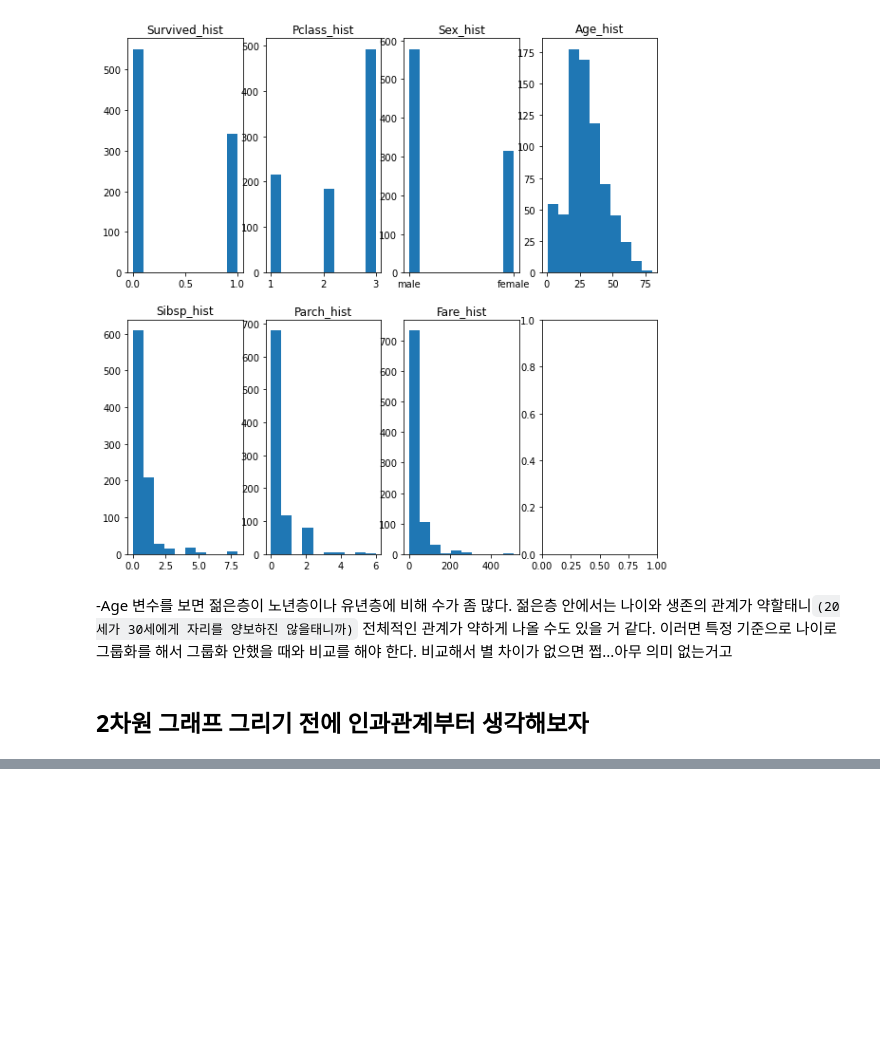
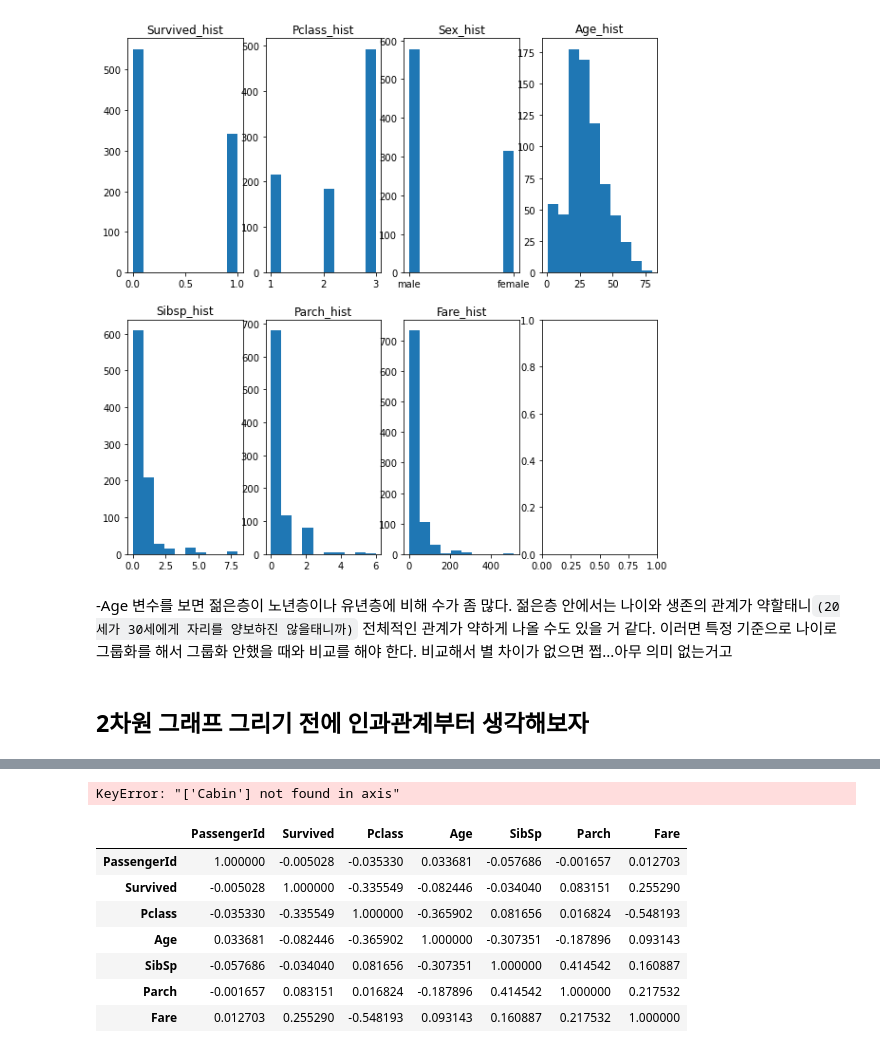
Before and after one commit to heoni00/2021-Study-BigLeader_AI, a Jupyter notebook: 0630_prob.ipynb, the cells around one changed output, grey strips where cells are left out. Cells and saved outputs as stored; diff of their text form; code cells hidden in the pictures; blank space fills up the shorter version.

```diff
--- a/0630_prob.ipynb
+++ b/0630_prob.ipynb
@@ -465,0 +526,23 @@ Fare_hist.hist(titanic.Fare)
+# %%
+# 결측치 파악 및 대체 / 혹은 ,, 버리기
+
+df.isnull().sum() #Age, Cabin, Embarked 결측치가 있다.
+
+df = df.dropna(subset = ['Embarked']) # Embarked 결측치는 삭제 !
+
+df = df.drop('Cabin', axis = 1)
+# Age 결측치 방법 ,,, 평균값 대체 밖에 없을듯 ,,, 이걸 회귀분석하는건 좀 ,, 어려울것 같고 ,,,
+# Cabin는 아예 열 삭제! 지도 데이터가 있다면 ,, 모르지만 ,, 현재는 힘들듯
+# %% [output]
+KeyError: "['Cabin'] not found in axis"
+# %%
+df.corr() #우선 상관관계를 파악해보고 ,, Pclass/Fare  그나마 이거 두개가 좀 ,, 상관 관계가 있으니 ,,
+# %% [output]
+|  | PassengerId | Survived | Pclass | Age | SibSp | Parch | Fare |
+| PassengerId | 1.000000 | -0.005028 | -0.035330 | 0.033681 | -0.057686 | -0.001657 | 0.012703 |
+| Survived | -0.005028 | 1.000000 | -0.335549 | -0.082446 | -0.034040 | 0.083151 | 0.255290 |
+| Pclass | -0.035330 | -0.335549 | 1.000000 | -0.365902 | 0.081656 | 0.016824 | -0.548193 |
+| Age | 0.033681 | -0.082446 | -0.365902 | 1.000000 | -0.307351 | -0.187896 | 0.093143 |
+| SibSp | -0.057686 | -0.034040 | 0.081656 | -0.307351 | 1.000000 | 0.414542 | 0.160887 |
+| Parch | -0.001657 | 0.083151 | 0.016824 | -0.187896 | 0.414542 | 1.000000 | 0.217532 |
+| Fare | 0.012703 | 0.255290 | -0.548193 | 0.093143 | 0.160887 | 0.217532 | 1.000000 |
```
Also changed, not shown: parts of 12 cells of this notebook.
